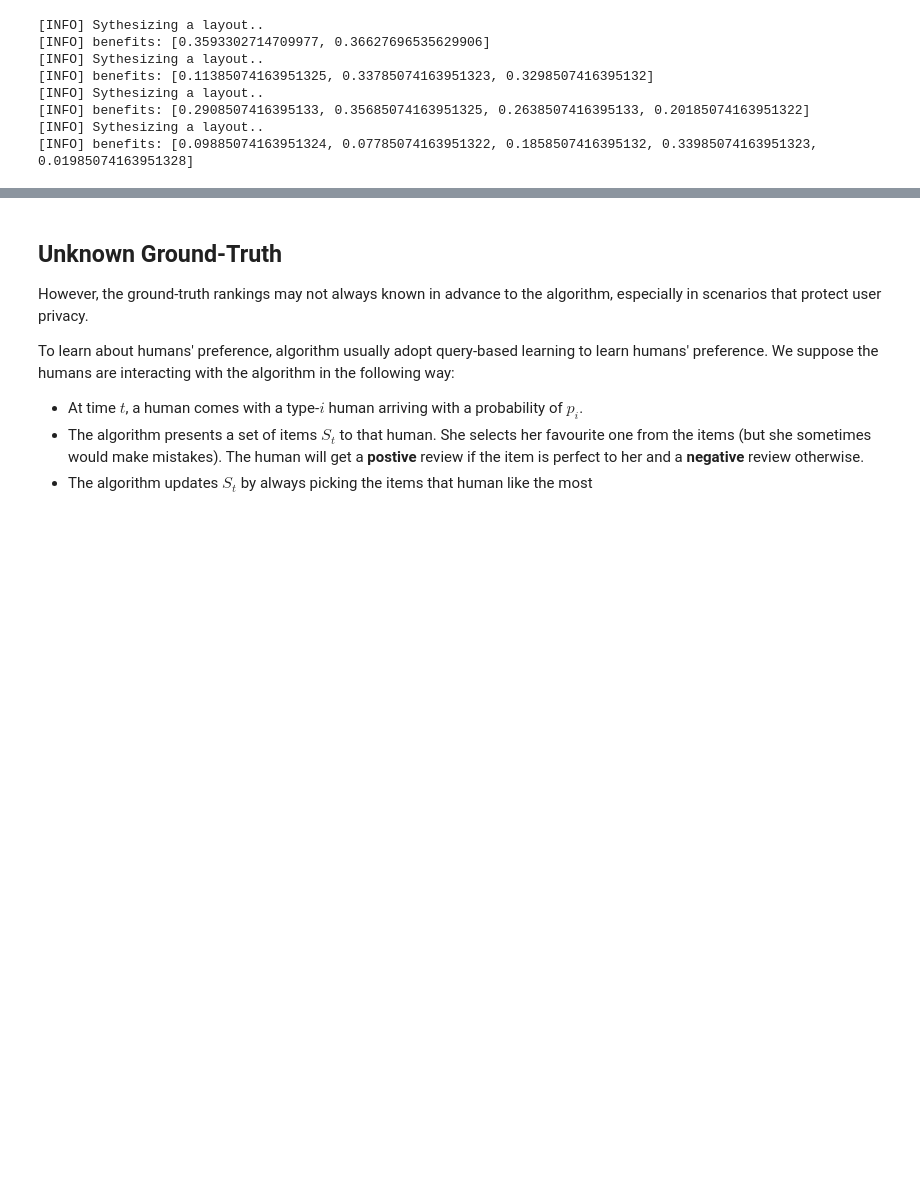
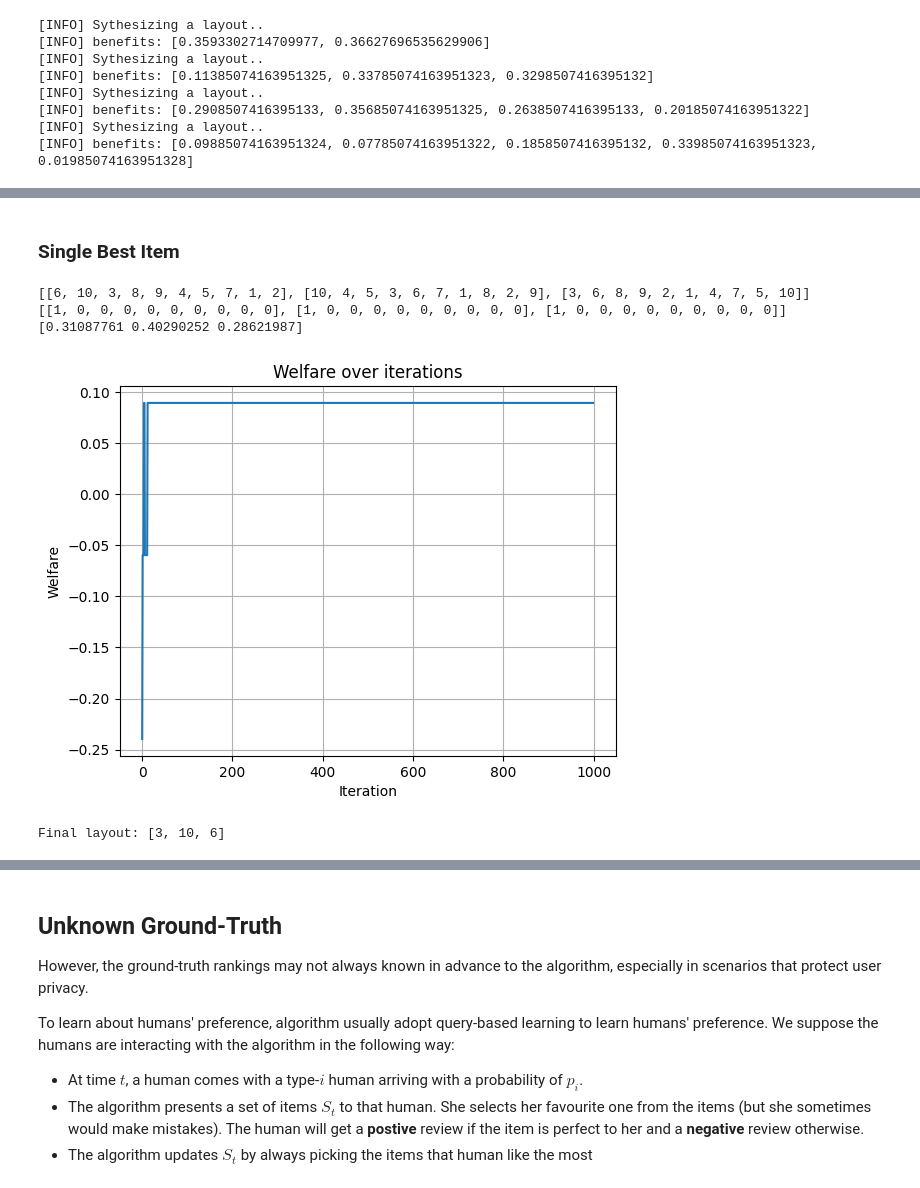
Before and after one commit to sjxer723/Two-List-Problem, a Jupyter notebook: layout.ipynb, the cells around one changed output, grey strips where cells are left out. Cells and saved outputs as stored; diff of their text form; code cells hidden in the pictures; blank space fills up the shorter version.

Commit message:
gradient descent for welfare-maximizing

```diff
--- a/layout.ipynb
+++ b/layout.ipynb
@@ -45,0 +142,31 @@ for num_of_humans in range(2, 6):
+# %% [markdown]
+### Single Best Item
+# %%
+T1 = 1000
+T2 = 50
+delta = 0.1
+
+m = 10 # number of items
+items = list(range(1, m + 1))
+n = 3 # three agents
+k = 3 # number of items to select
+
+## Prepare ground-truth rankings and phis for different misaligned humans
+pi_h_stars = [list(range(1, m + 1)) for _ in range(n)]
+utlities = [[1 if i == 0 else 0 for i in range(m)] for _ in range(n)]
+for i in range(n):
+    random.shuffle(pi_h_stars[i])
+phis = [random.uniform(0.1, 1) for _ in range(n)]
+human_distribution = [random.uniform(0.1, 1) for _ in range(n)]
+human_distribution /= np.sum(human_distribution)
+print(pi_h_stars)
+print(utlities)
+print(human_distribution)
+
+gradient_descent_sw(T1, T2, delta, pi_h_stars, utlities, phis, human_distribution, items, k)
+# %% [output]
+[[6, 10, 3, 8, 9, 4, 5, 7, 1, 2], [10, 4, 5, 3, 6, 7, 1, 8, 2, 9], [3, 6, 8, 9, 2, 1, 4, 7, 5, 10]]
+[[1, 0, 0, 0, 0, 0, 0, 0, 0, 0], [1, 0, 0, 0, 0, 0, 0, 0, 0, 0], [1, 0, 0, 0, 0, 0, 0, 0, 0, 0]]
+[0.31087761 0.40290252 0.28621987]
+[figure, added]
+Final layout: [3, 10, 6]
```
Also changed, not shown: parts of 4 cells of this notebook, 3 other files.
